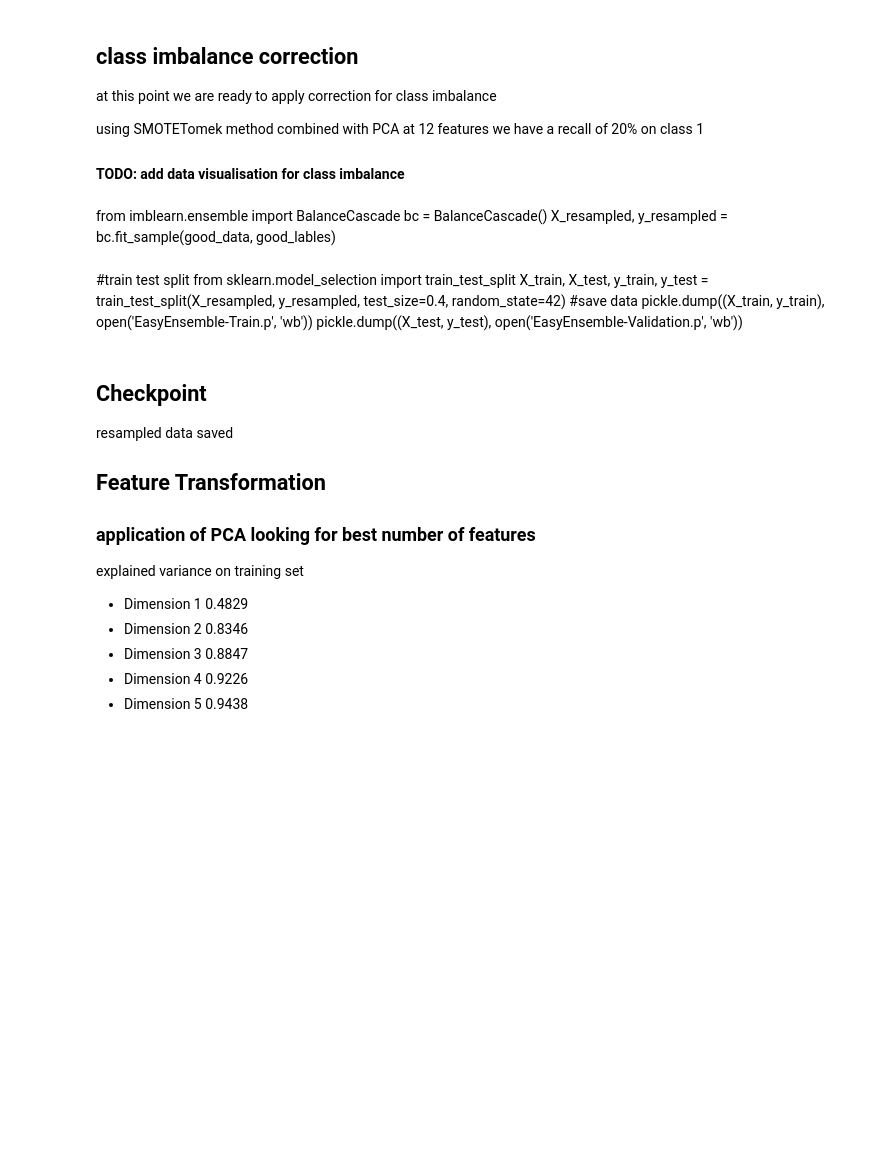
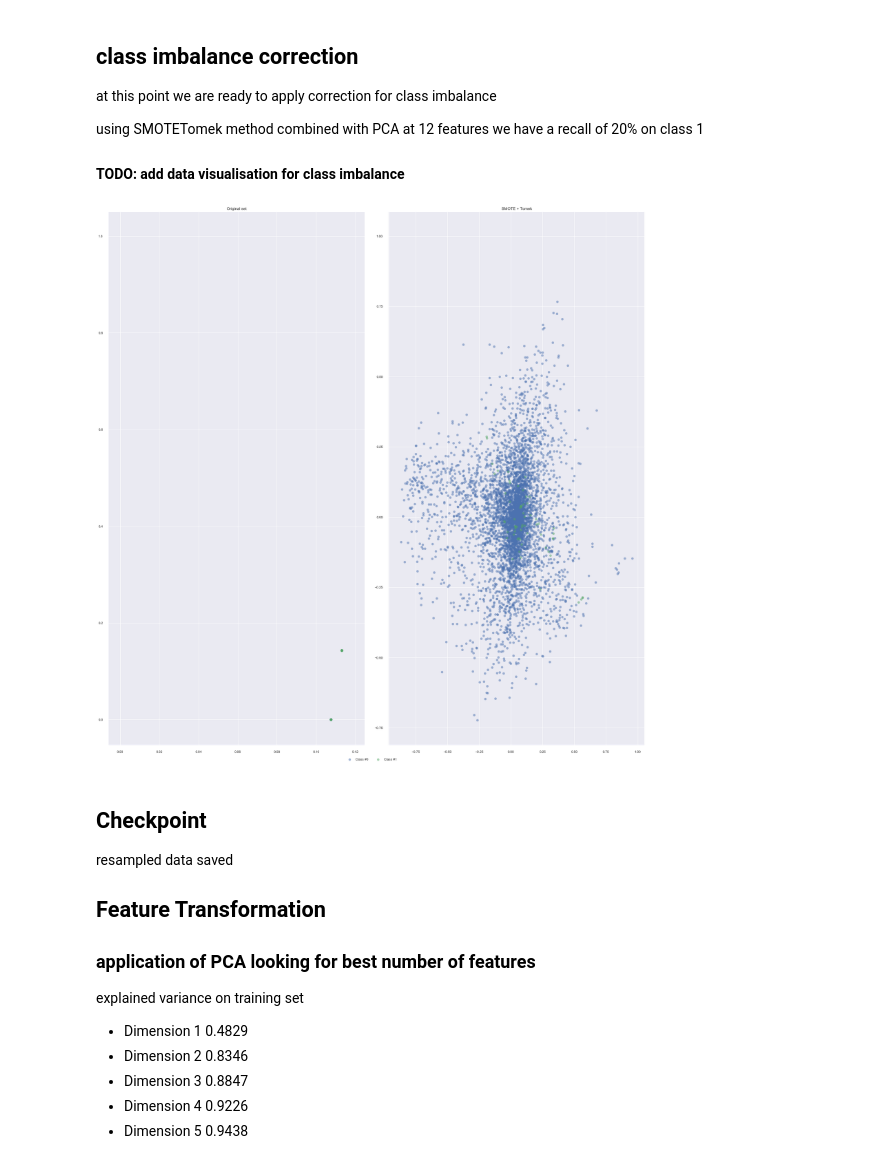
Before and after one commit to Drea1989/Kepler-discovery, a Jupyter notebook: capstone_project.ipynb, the cells around one changed output. Drawn from its saved outputs; the diff is of its cells as text; code cells hidden in the pictures; blank space fills up the shorter version.

```diff
--- a/capstone_project.ipynb
+++ b/capstone_project.ipynb
@@ -223,0 +143,4 @@ print cnt.most_common(10)
+# %%
+OnePer = int(len(data['FLUX-1'])/100)
+print "remove 1% of the outliers which is: {} ".format(OnePer)
+print cnt.most_common(OnePer)
@@ -224,9 +150,9 @@ print cnt.most_common(10)
 # %%
 #plot the most common outlier
-outliers = list(cnt.most_common(0))
-fig = plt.figure(figsize=(20,40))
-for i in range(0):
+outliers = list(cnt.most_common(OnePer))
+#fig = plt.figure(figsize=(20,40))
+for i in range(OnePer):
     outliers[i] = outliers[i][0]
-    ax = fig.add_subplot(12,3,i+1)
-    plt.title(labels[outliers[i]])
-    ax.scatter(x,data.iloc[outliers[i],:])
+    #ax = fig.add_subplot(12,3,i+1)
+    #plt.title(labels[outliers[i]])
+    #ax.scatter(x,data.iloc[outliers[i],:])
@@ -249,14 +175,7 @@ X_resampled, y_resampled = sm.fit_sample(good_data, good_lables)
-# %% [markdown]
-from imblearn.ensemble import BalanceCascade
-bc = BalanceCascade()
-X_resampled, y_resampled = bc.fit_sample(good_data, good_lables)
-# %% [markdown]
-#train test split
-from sklearn.model_selection import train_test_split
-X_train, X_test, y_train, y_test = train_test_split(X_resampled, y_resampled, test_size=0.4, random_state=42)
-#save data
-pickle.dump((X_train, y_train), open('EasyEnsemble-Train.p', 'wb'))
-pickle.dump((X_test, y_test), open('EasyEnsemble-Validation.p', 'wb'))
+# %%
+hp.vs_class_imbalance(good_data, good_lables,X_resampled, y_resampled)
+# %% [output]
+[figure, added]
 # %%
 #train test split
 from sklearn.model_selection import train_test_split
```
Also changed, not shown: parts of 21 cells of this notebook, 2 other files.
